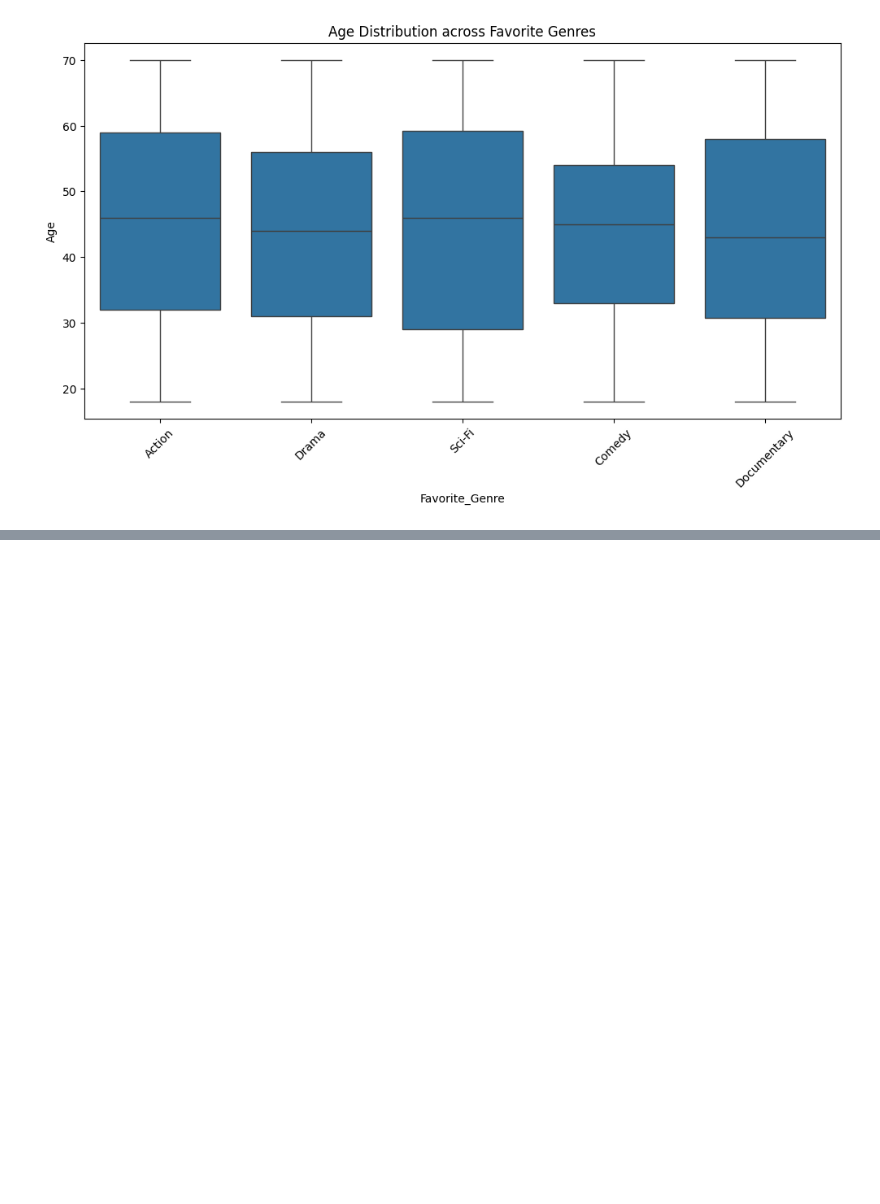
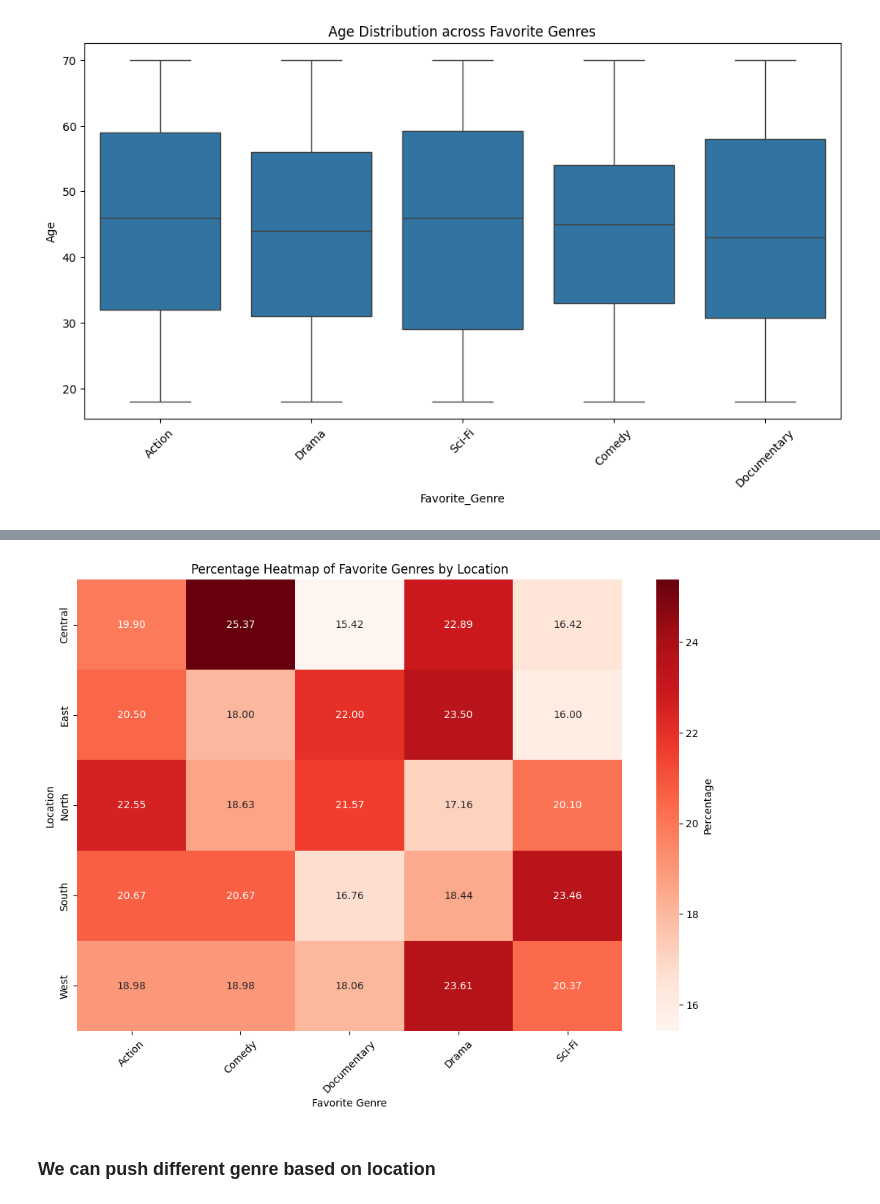
Before and after one commit to richard2323233/schulich_data_science, a Jupyter notebook: assignment 1.ipynb, the cells around one changed output, grey strips where cells are left out. Saved outputs shown, nothing was run; the diff lists cells and outputs as text; code cells hidden in the pictures; blank space fills up the shorter version.

```diff
--- a/assignment 1.ipynb
+++ b/assignment 1.ipynb
@@ -473,0 +506,2 @@ The average age is: 44.38 years old
+# %%
+location_genre_crosstab = pd.crosstab(df['Location'], df['Favorite_Genre'])
@@ -473,0 +518,2 @@ The average age is: 44.38 years old
+# %%
+location_genre_crosstab_percentage = location_genre_crosstab.div(location_genre_crosstab.sum(axis=1), axis=0) * 100
@@ -473,0 +530,12 @@ The average age is: 44.38 years old
+# %%
+plt.figure(figsize=(12, 8))
+sns.heatmap(location_genre_crosstab_percentage, annot=True, fmt='.2f', cmap='Reds', cbar_kws={'label': 'Percentage'})
+plt.title('Percentage Heatmap of Favorite Genres by Location')
+plt.xlabel('Favorite Genre')
+plt.ylabel('Location')
+plt.xticks(rotation=45)
+plt.show()
+# %% [output]
+[figure, added]
+# %% [markdown]
+### We can push different genre based on location
```
Also changed, not shown: parts of 24 cells of this notebook.
